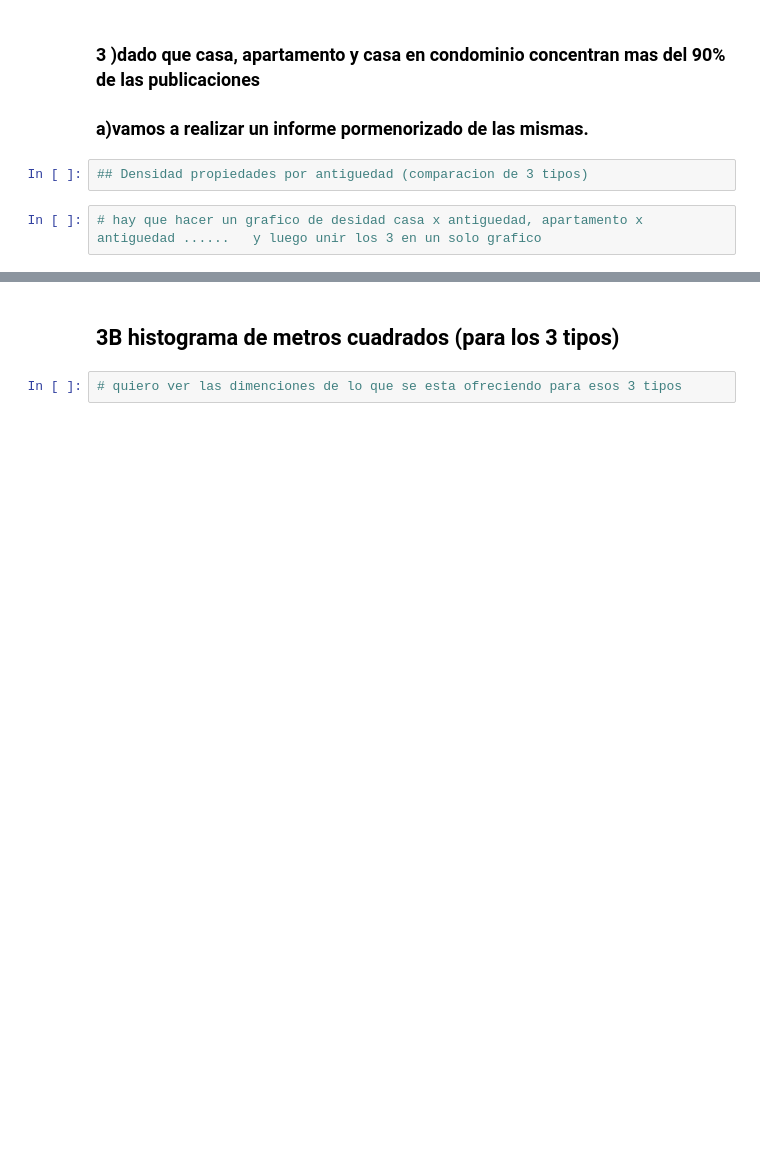
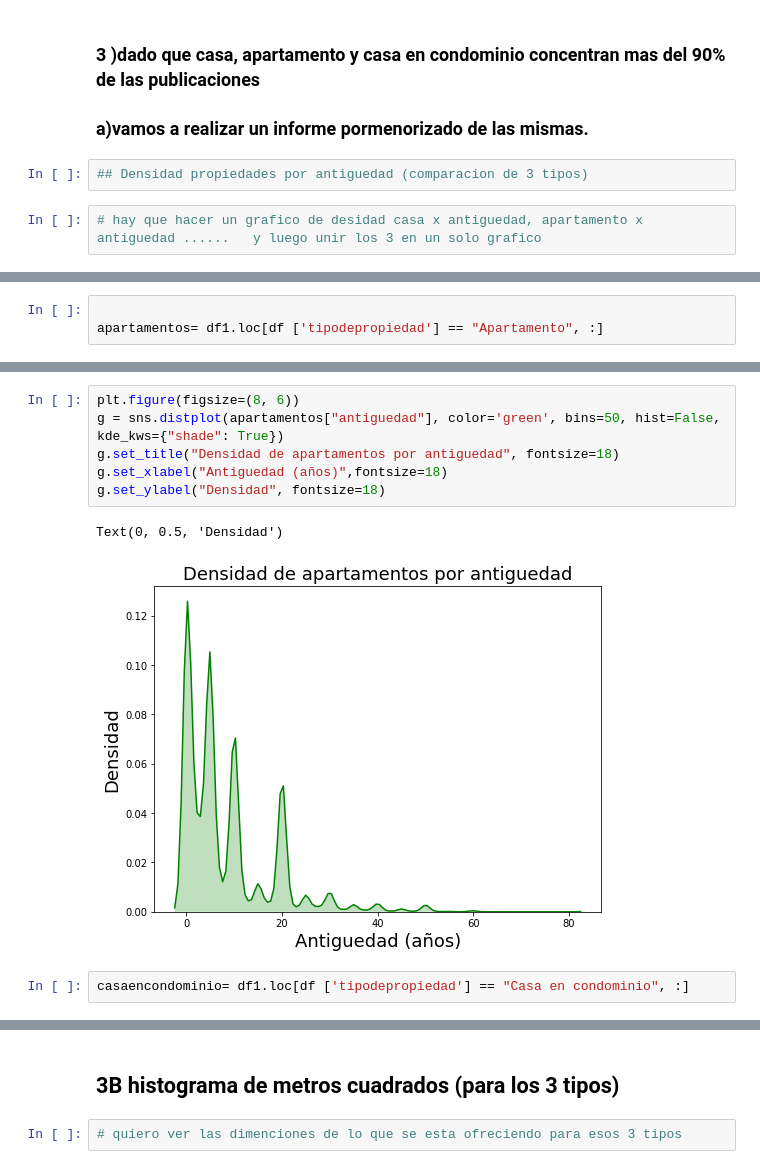
Before and after one commit to josetec1/DatosG29, a Jupyter notebook: 01 TipoInmuebles.ipynb, the cells around one changed output, grey strips where cells are left out. Saved outputs shown, nothing was run; the diff lists cells and outputs as text; blank space fills up the shorter version.

```diff
--- a/01 TipoInmuebles.ipynb
+++ b/01 TipoInmuebles.ipynb
@@ -583,0 +617,3 @@ Text(0, 0.5, 'Densidad')
+# %%
+
+apartamentos= df1.loc[df ['tipodepropiedad'] == "Apartamento", :]
@@ -583,0 +640,11 @@ Text(0, 0.5, 'Densidad')
+# %%
+plt.figure(figsize=(8, 6))
+g = sns.distplot(apartamentos["antiguedad"], color='green', bins=50, hist=False, kde_kws={"shade": True})
+g.set_title("Densidad de apartamentos por antiguedad", fontsize=18)
+g.set_xlabel("Antiguedad (años)",fontsize=18)
+g.set_ylabel("Densidad", fontsize=18)
+# %% [output]
+Text(0, 0.5, 'Densidad')
+[figure, added]
+# %%
+casaencondominio= df1.loc[df ['tipodepropiedad'] == "Casa en condominio", :]
```
Also changed, not shown: parts of 26 cells of this notebook, 3 other files.
